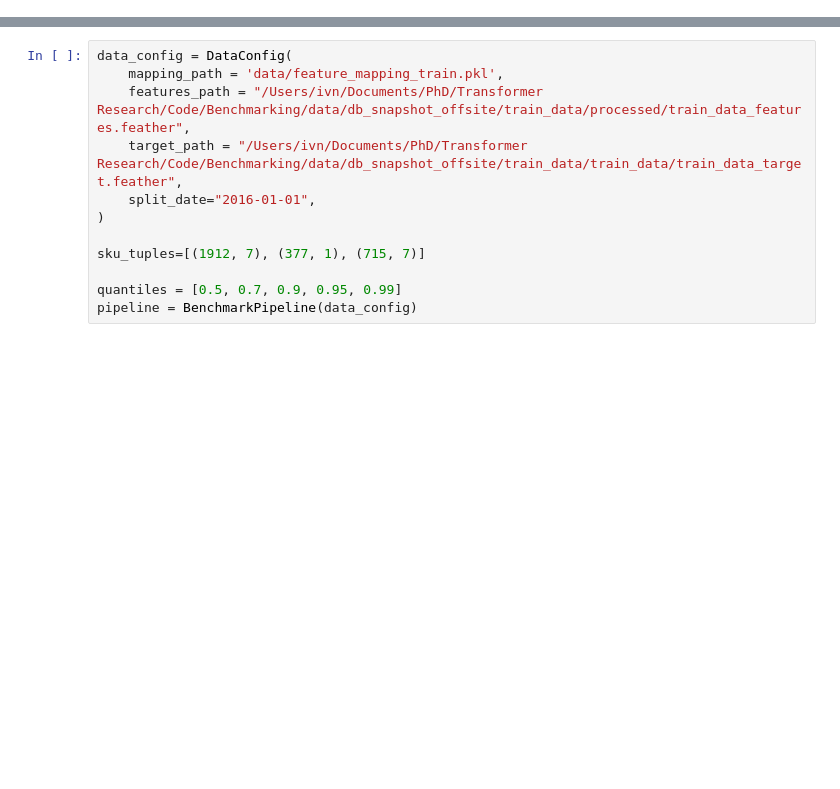
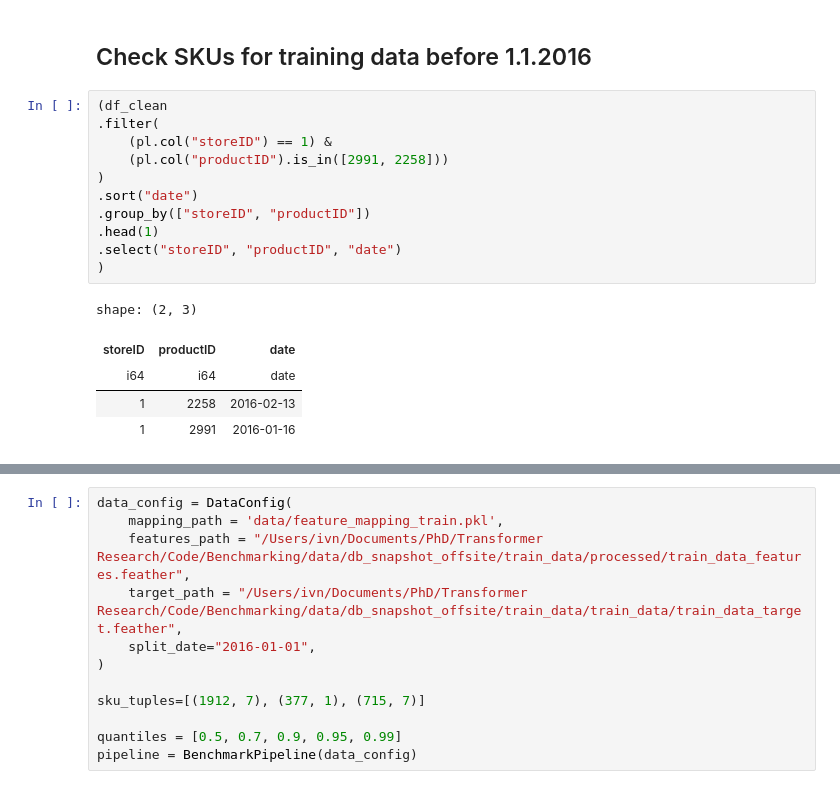
Before and after one commit to ivn23/bench-time, a Jupyter notebook: pipeline_test.ipynb, the cells around one changed output, grey strips where cells are left out. Drawn from its saved outputs; the diff is of its cells as text; blank space fills up the shorter version.

```diff
--- a/pipeline_test.ipynb
+++ b/pipeline_test.ipynb
@@ -27,0 +53,19 @@ total unseen skus:  7634
+# %% [markdown]
+## Check SKUs for training data before 1.1.2016
+# %%
+(df_clean
+.filter(
+    (pl.col("storeID") == 1) &
+    (pl.col("productID").is_in([2991, 2258]))
+)
+.sort("date")
+.group_by(["storeID", "productID"])
+.head(1)
+.select("storeID", "productID", "date")
+)
+# %% [output]
+shape: (2, 3)
+| storeID | productID | date |
+| i64 | i64 | date |
+| 1 | 2258 | 2016-02-13 |
+| 1 | 2991 | 2016-01-16 |
```
Also changed, not shown: parts of 33 cells of this notebook, 8 other files.
